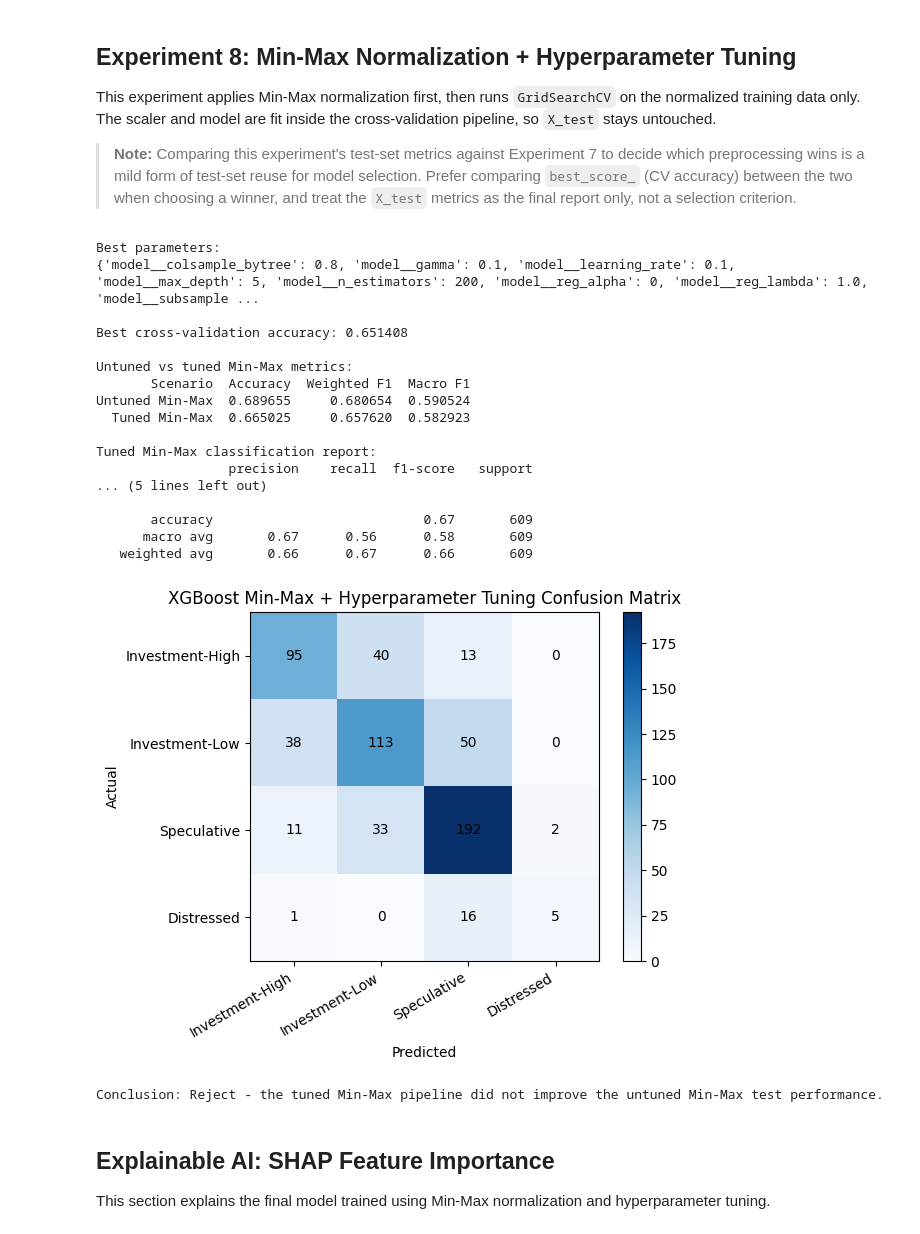
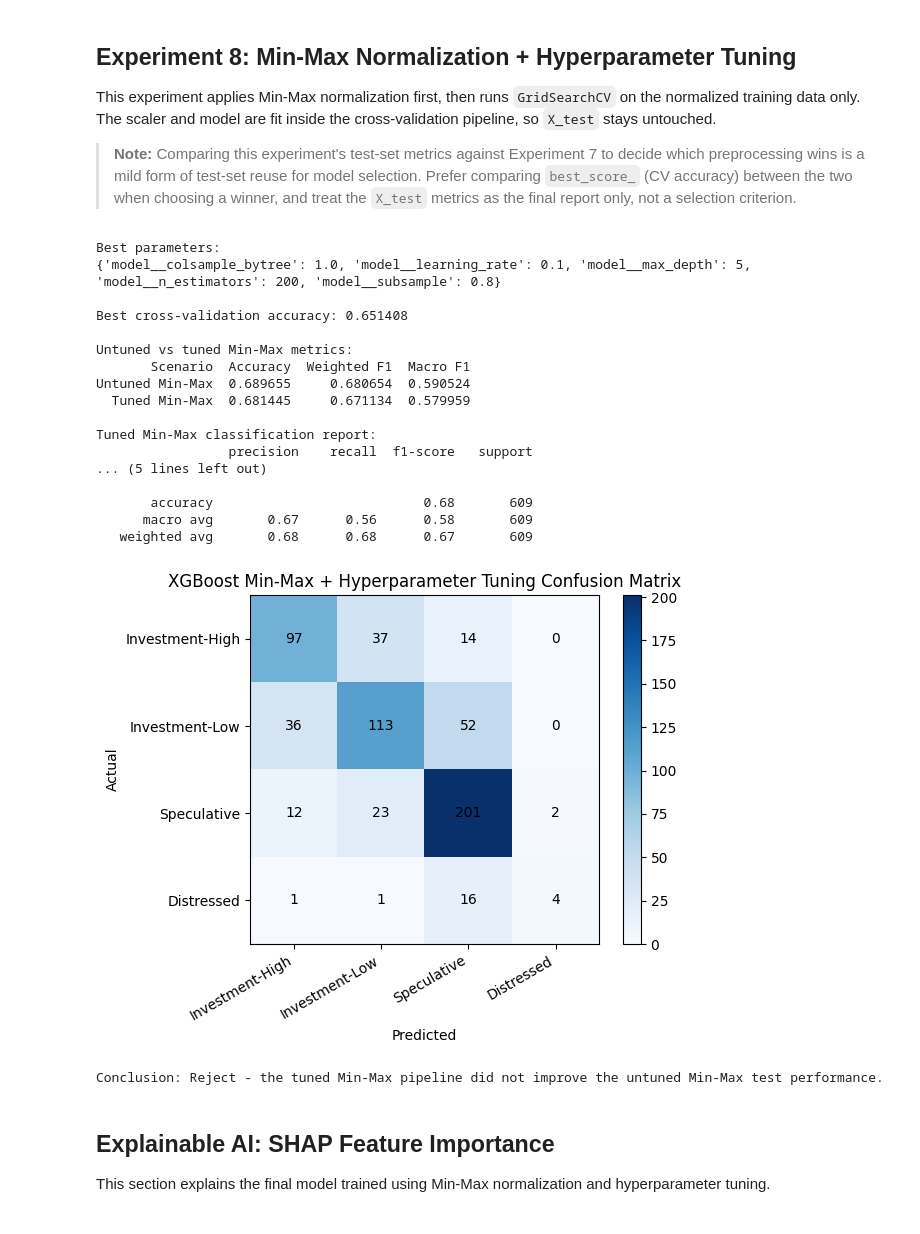
Before and after one commit to nicholas24042626/CreditSight, a Jupyter notebook: notebook/xgboost/xgboost.ipynb, the cells around one changed output. Saved outputs shown, nothing was run; the diff lists cells and outputs as text; code cells hidden in the pictures.

```diff
--- a/notebook/xgboost/xgboost.ipynb
+++ b/notebook/xgboost/xgboost.ipynb
@@ -979,9 +970,6 @@ search = GridSearchCV(
         "model__learning_rate": [0.05, 0.1],
         "model__subsample": [0.8, 1.0],
         "model__colsample_bytree": [0.8, 1.0],
-        "model__reg_alpha": [0, 0.1],
-        "model__reg_lambda": [1.0, 2.0],
-        "model__gamma": [0, 0.1],
     },
     cv=StratifiedKFold(n_splits=5, shuffle=True, random_state=42),
     scoring="accuracy",
@@ -1040,38 +1028,38 @@ for row_index in range(cm.shape[0]):
 
 fig.colorbar(im, ax=ax, fraction=0.046, pad=0.04)
 plt.tight_layout()
 plt.show()
 
 if tuned_minmax_metrics["accuracy"] > untuned_minmax_metrics["accuracy"] or (
     tuned_minmax_metrics["accuracy"] == untuned_minmax_metrics["accuracy"]
     and tuned_minmax_metrics["weighted_f1"] >= untuned_minmax_metrics["weighted_f1"]
 ):
     conclusion = "Keep"
     reason = "the tuned Min-Max pipeline improved or matched the untuned Min-Max test performance."
 else:
     conclusion = "Reject"
     reason = "the tuned Min-Max pipeline did not improve the untuned Min-Max test performance."
 
 print(f"Conclusion: {conclusion} - {reason}")
 # %% [output]
 Best parameters:
-{'model__colsample_bytree': 0.8, 'model__gamma': 0.1, 'model__learning_rate': 0.1, 'model__max_depth': 5, 'model__n_estimators': 200, 'model__reg_alpha': 0, 'model__reg_lambda': 1.0, 'model__subsample ...
+{'model__colsample_bytree': 1.0, 'model__learning_rate': 0.1, 'model__max_depth': 5, 'model__n_estimators': 200, 'model__subsample': 0.8}
 
 Best cross-validation accuracy: 0.651408
 
 Untuned vs tuned Min-Max metrics:
        Scenario  Accuracy  Weighted F1  Macro F1
 Untuned Min-Max  0.689655     0.680654  0.590524
-  Tuned Min-Max  0.665025     0.657620  0.582923
+  Tuned Min-Max  0.681445     0.671134  0.579959
 
 Tuned Min-Max classification report:
                  precision    recall  f1-score   support
 ... (5 lines left out)
 
-       accuracy                           0.67       609
+       accuracy                           0.68       609
       macro avg       0.67      0.56      0.58       609
-   weighted avg       0.66      0.67      0.66       609
+   weighted avg       0.68      0.68      0.67       609
-[figure, old version]
+[figure, new version]
 Conclusion: Reject - the tuned Min-Max pipeline did not improve the untuned Min-Max test performance.
 # %% [markdown]
 ## Explainable AI: SHAP Feature Importance
```
Also changed, not shown: parts of 9 cells of this notebook.
